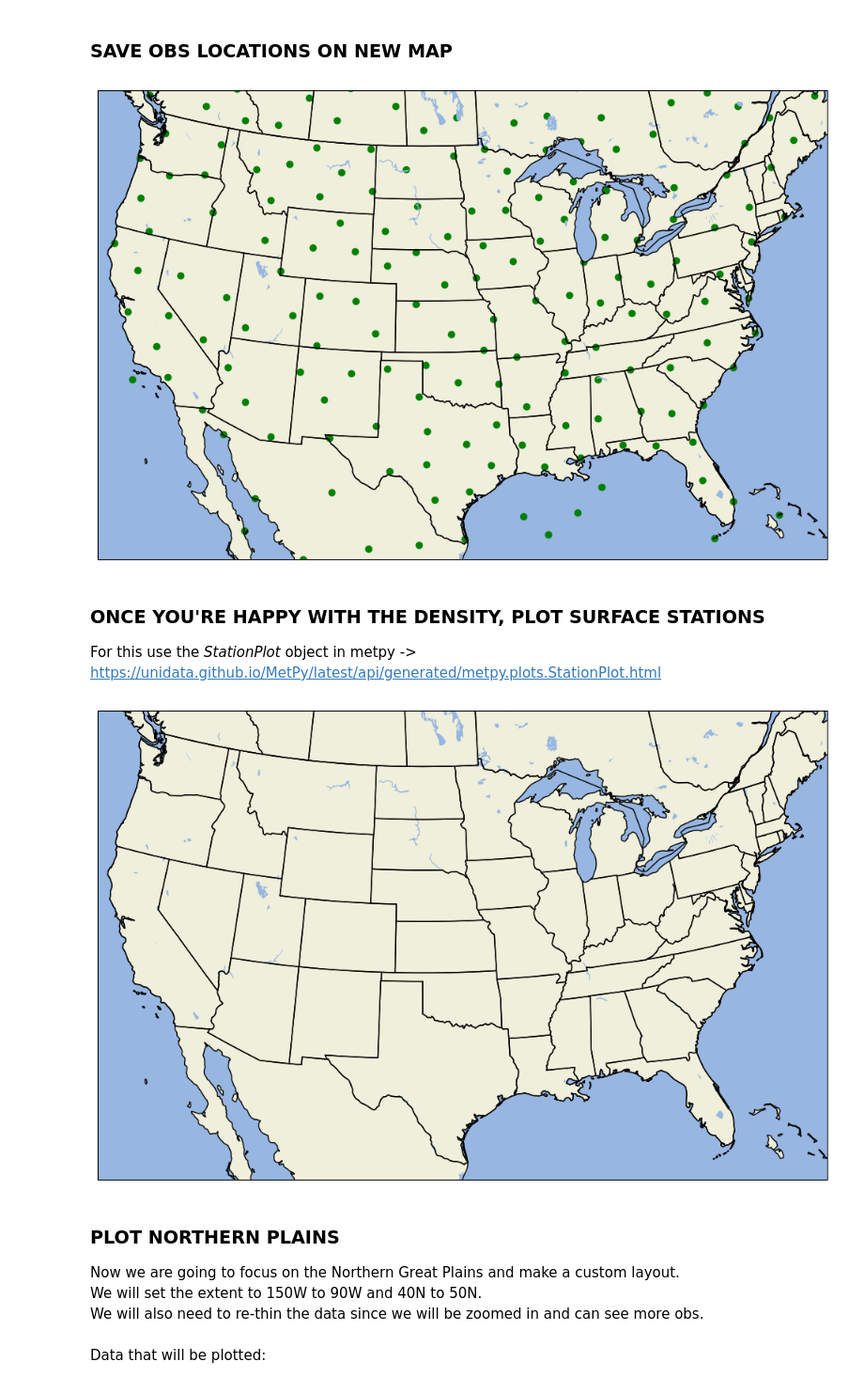
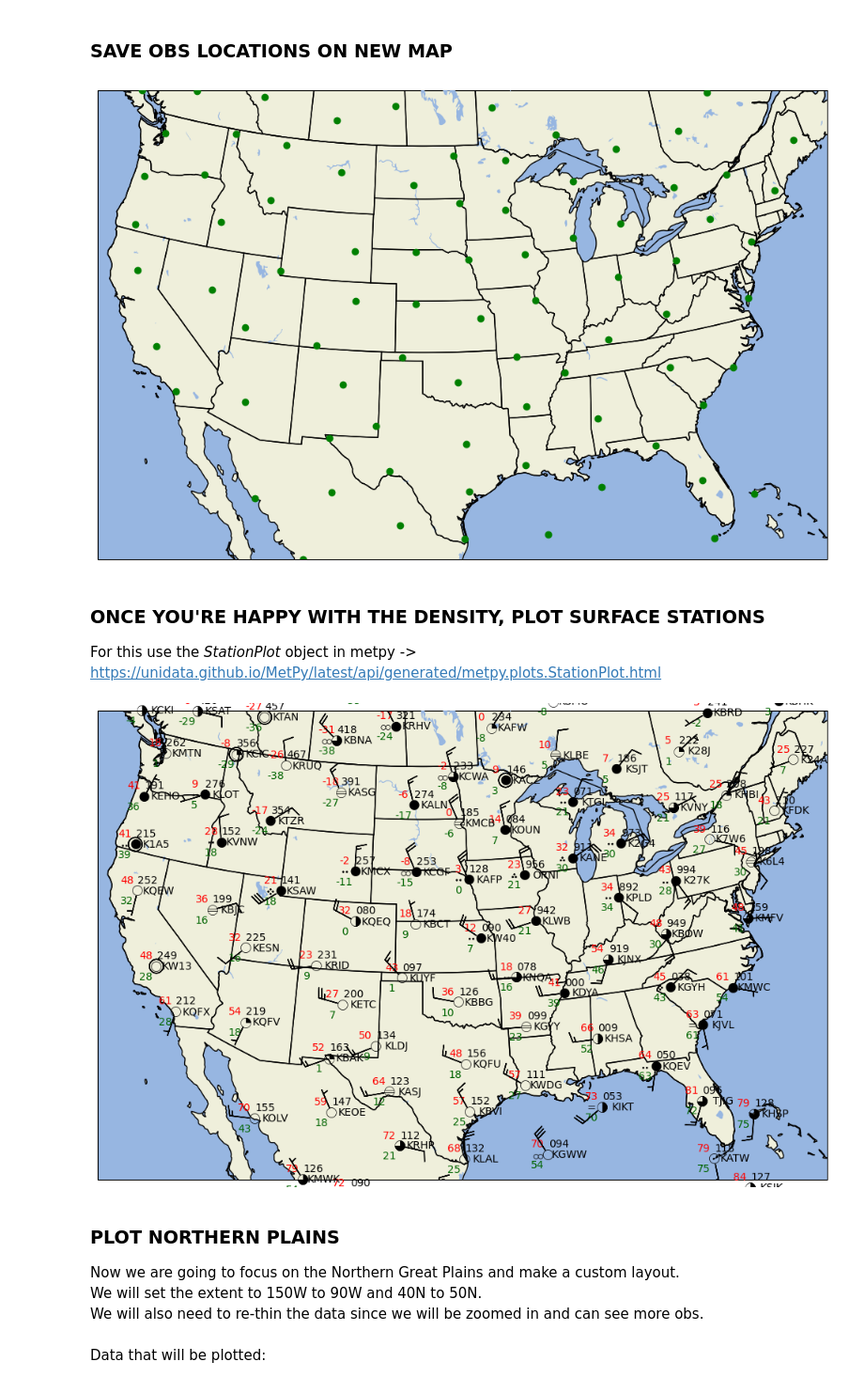
Before and after one commit to DeborahHershey/ATSC_270, a Jupyter notebook: assignment_4/assignment_4.ipynb, the cells around one changed output. Shown at 94% size. Saved outputs shown, nothing was run; the diff lists cells and outputs as text; code cells hidden in the pictures.

```diff
--- a/assignment_4/assignment_4.ipynb
+++ b/assignment_4/assignment_4.ipynb
@@ -59,3 +59,6 @@ NFTL         -1.347111e-15
 NFTF         -9.797174e-16
 
 [9383 rows x 31 columns]
+# %%
+data['air_temperature'] = (data['air_temperature']*1.8)+32
+print(data['air_temperature'])
@@ -61,0 +79,3 @@ NFTF         -9.797174e-16
+# %%
+data['dew_point_temperature'] = (data['dew_point_temperature']*1.8)+32
+print(data)
@@ -63,7 +101,7 @@ NFTF         -9.797174e-16
 ### REMOVE DATA THAT IS INCOMPLETE ###
 Just remove data with no wind direction or wind speed.
 # %%
-data = file.dropna(subset = ['wind_direction','wind_speed'])
+data = data.dropna(subset = ['wind_direction','wind_speed'])
 print(data)
 # %% [output]
            station_id  latitude   longitude  elevation           date_time  \
@@ -187,7 +225,7 @@ Find a density that works well for you.  The units for density are meters, so 10
 locs = proj.transform_points(ccrs.PlateCarree(),data['longitude'].values,data['latitude'].values)
 
 #now thin the data
-data_thinned = data[mpcalc.reduce_point_density(locs, 200000.)]
+data_thinned = data[mpcalc.reduce_point_density(locs, 300000.)]
 # %% [markdown]
 ### SAVE OBS LOCATIONS ON NEW MAP ###
 # %%
@@ -203,14 +241,14 @@ fig = plt.figure(figsize = [10,10],dpi = 100)
 ax = fig.add_subplot(1,1,1,projection=proj)
 
 #add elements to make map more useable
-ax.add_feature(cfeature.LAND)
-ax.add_feature(cfeature.OCEAN)
-ax.add_feature(cfeature.LAKES)
-ax.add_feature(cfeature.COASTLINE)
-ax.add_feature(cfeature.STATES)
-ax.add_feature(cfeature.BORDERS)
+ax.add_feature(cfeature.LAND,zorder=1)
+ax.add_feature(cfeature.OCEAN,zorder=2)
+ax.add_feature(cfeature.LAKES,zorder=3)
+ax.add_feature(cfeature.COASTLINE,zorder=4)
+ax.add_feature(cfeature.STATES,zorder=5)
+ax.add_feature(cfeature.BORDERS,zorder=6)
 
-ax.scatter(x=data_thinned['longitude'],y=data_thinned['latitude'],color='green',transform=ccrs.PlateCarree())
+ax.scatter(x=data_thinned['longitude'],y=data_thinned['latitude'],color='green',transform=ccrs.PlateCarree(),zorder=7)
 
 #zoom on the CONUS
 #lon_min = -120
@@ -226,48 +264,70 @@ fig.tight_layout()
 #save the map as obs_locations.png
 plt.savefig('obs_locations_thinned.png')
 # %% [output]
-[figure, old version]
+[figure, new version]
 # %% [markdown]
 ### ONCE YOU'RE HAPPY WITH THE DENSITY, PLOT SURFACE STATIONS ###
 For this use the *StationPlot* object in metpy -> https://unidata.github.io/MetPy/latest/api/generated/metpy.plots.StationPlot.html
 # %%
 #save the map as simple_surface_obs.png
 #map projection jusing a Lambert Conformal Projection
 #we'll center the map at 100W,35N
 proj = ccrs.LambertConformal(central_longitude=-100,central_latitude=35)
 
 #create 10" x 10" figure with a dpi=100
 fig = plt.figure(figsize = [10,10],dpi = 100)
 
 #add subplot with projection
 ax = fig.add_subplot(1,1,1,projection=proj)
 
 #add elements to make map more useable
-ax.add_feature(cfeature.LAND)
-ax.add_feature(cfeature.OCEAN)
-ax.add_feature(cfeature.LAKES)
-ax.add_feature(cfeature.COASTLINE)
-ax.add_feature(cfeature.STATES)
-ax.add_feature(cfeature.BORDERS)
+ax.add_feature(cfeature.LAND,zorder=1)
+ax.add_feature(cfeature.OCEAN,zorder=2)
+ax.add_feature(cfeature.LAKES,zorder=3)
+ax.add_feature(cfeature.COASTLINE,zorder=4)
+ax.add_feature(cfeature.STATES,zorder=5)
+ax.add_feature(cfeature.BORDERS,zorder=6)
 
-StationPlot(ax, data['longitude'], data['latitude'], transform=ccrs.PlateCarree())
-#ax.scatter(x=data['longitude'],y=data['latitude'],color='green',transform=ccrs.PlateCarree())
+stationplot=StationPlot(ax, data_thinned['longitude'], data_thinned['latitude'], transform=ccrs.PlateCarree(),zorder=7)
+# Plot the temperature and dew point to the upper and lower left, respectively, of
+# the center point. Each one uses a different color.
+stationplot.plot_parameter('NW', data_thinned['air_temperature'].values, color='red')
+stationplot.plot_parameter('SW', data_thinned['dew_point_temperature'].values,
+                           color='darkgreen')
+
+# A more complex example uses a custom formatter to control how the sea-level pressure
+# values are plotted. This uses the standard trailing 3-digits of the pressure value
+# in tenths of millibars.
+stationplot.plot_parameter('NE', data_thinned['air_pressure_at_sea_level'].values,
+                           formatter=lambda v: format(10 * v, '.0f')[-3:])
+
+# Plot the cloud cover symbols in the center location. This uses the codes made above and
+# uses the `sky_cover` mapper to convert these values to font codes for the
+# weather symbol font.
+stationplot.plot_symbol('C', data_thinned['cloud_coverage'].values, sky_cover)
+
+# Same this time, but plot current weather to the left of center, using the
+# `current_weather` mapper to convert symbols to the right glyphs.
+stationplot.plot_symbol('W', data_thinned['current_wx1_symbol'].values, current_weather)
+
+# Add wind barbs
+stationplot.plot_barb(data_thinned['eastward_wind'].values, data_thinned['northward_wind'].values)
+
+# Also plot the actual text of the station id. Instead of cardinal directions,
+# plot further out by specifying a location of 2 increments in x and 0 in y.
+stationplot.plot_text((2, 0), data['station_id'].values)
 
 #zoom on the CONUS
-#lon_min = -120
-#lon_max = -75
-#lat_min = 23
-#lat_max = 50
 ax.set_extent((-120, -75, 23, 50))
 
 #plot surface obs using scatter plot
 
 
 fig.tight_layout()
 #save the map as obs_locations.png
 plt.savefig('simple_surface_obs.png')
 # %% [output]
-[figure, old version]
+[figure, new version]
 # %% [markdown]
 ### PLOT NORTHERN PLAINS ###
 Now we are going to focus on the Northern Great Plains and make a custom layout.<br>
```
Also changed, not shown: parts of 7 cells of this notebook, 5 other files.
